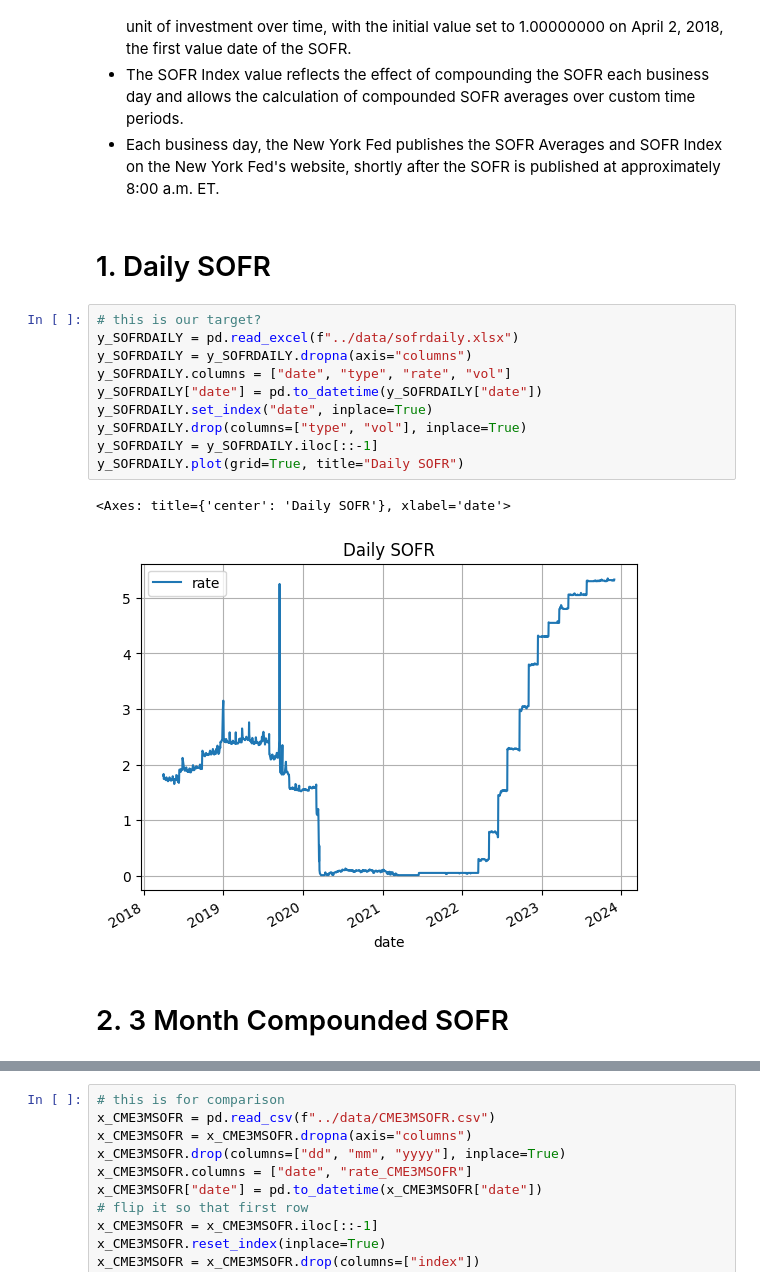
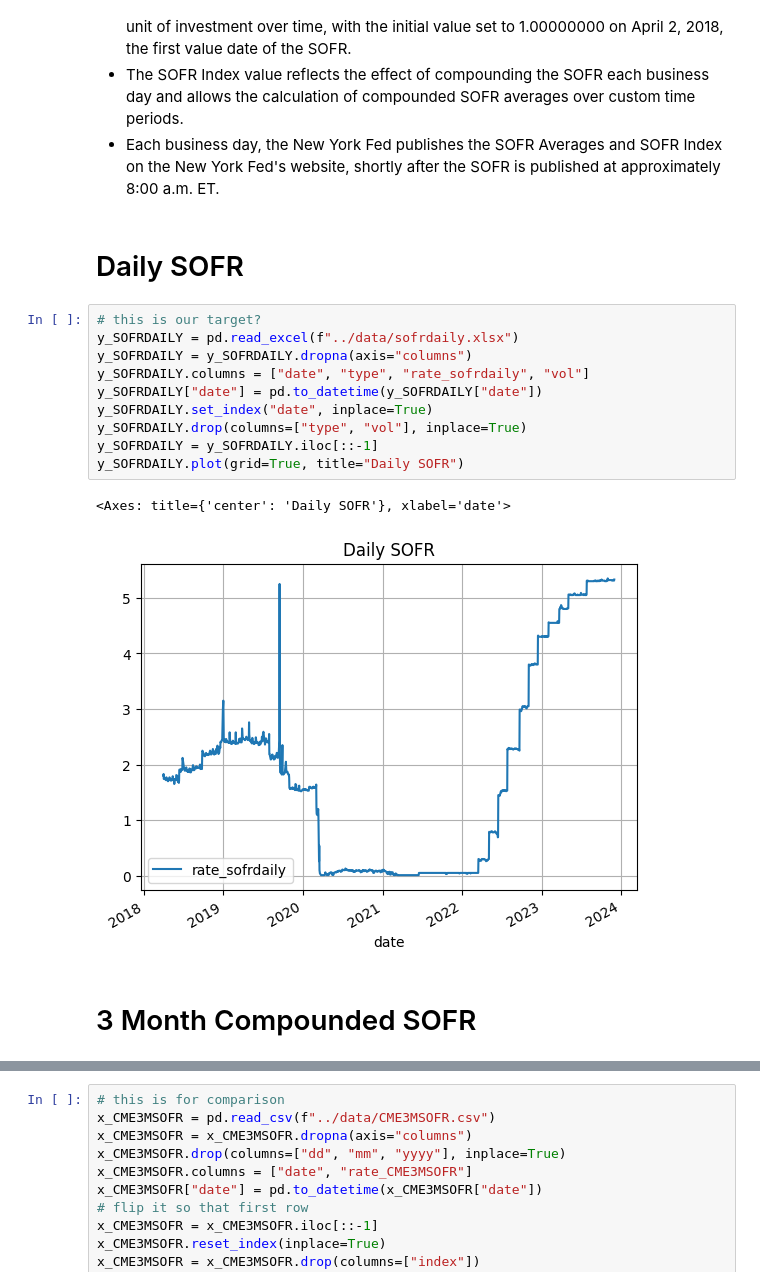
Before and after one commit to kilowiski/qf634_proj, a Jupyter notebook: code/634_fixfeature.ipynb, the cells around one changed output, grey strips where cells are left out. Saved outputs shown, nothing was run; the diff lists cells and outputs as text.

```diff
--- a/code/634_fixfeature.ipynb
+++ b/code/634_fixfeature.ipynb
@@ -19,21 +19,21 @@ from sklearn.datasets import make_regression
 * The SOFR Index value reflects the effect of compounding the SOFR each business day and allows the calculation of compounded SOFR averages over custom time periods.
 * Each business day, the New York Fed publishes the SOFR Averages and SOFR Index on the New York Fed's website, shortly after the SOFR is published at approximately 8:00 a.m. ET.
 # %% [markdown]
-# 1. Daily SOFR #
+# Daily SOFR #
 # %%
 # this is our target?
 y_SOFRDAILY = pd.read_excel(f"../data/sofrdaily.xlsx")
 y_SOFRDAILY = y_SOFRDAILY.dropna(axis="columns")
-y_SOFRDAILY.columns = ["date", "type", "rate", "vol"]
+y_SOFRDAILY.columns = ["date", "type", "rate_sofrdaily", "vol"]
 y_SOFRDAILY["date"] = pd.to_datetime(y_SOFRDAILY["date"])
 y_SOFRDAILY.set_index("date", inplace=True)
 y_SOFRDAILY.drop(columns=["type", "vol"], inplace=True)
 y_SOFRDAILY = y_SOFRDAILY.iloc[::-1]
 y_SOFRDAILY.plot(grid=True, title="Daily SOFR")
 # %% [output]
 <Axes: title={'center': 'Daily SOFR'}, xlabel='date'>
-[figure, old version]
+[figure, new version]
 # %% [markdown]
-# 2. 3 Month Compounded SOFR #
+# 3 Month Compounded SOFR #
 # %%
 # this is our target?
```
Also changed, not shown: parts of 30 cells of this notebook.
